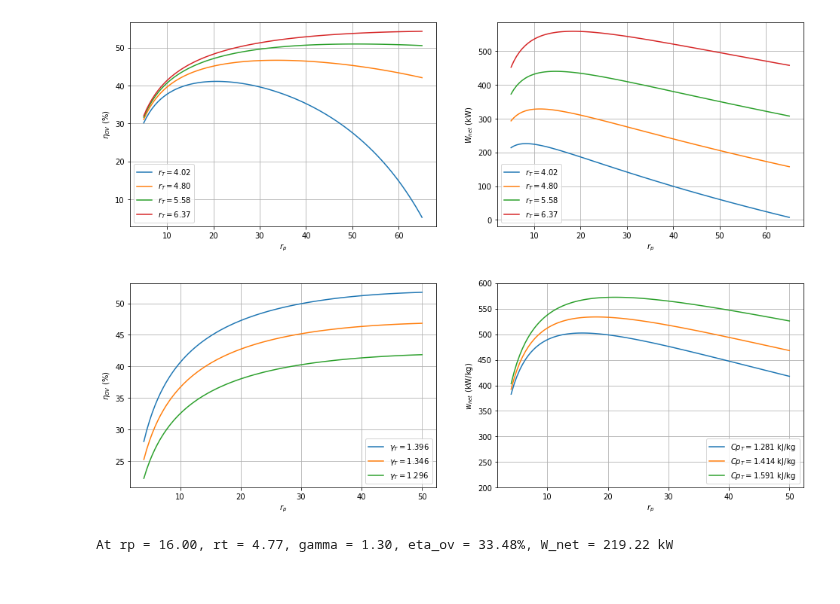
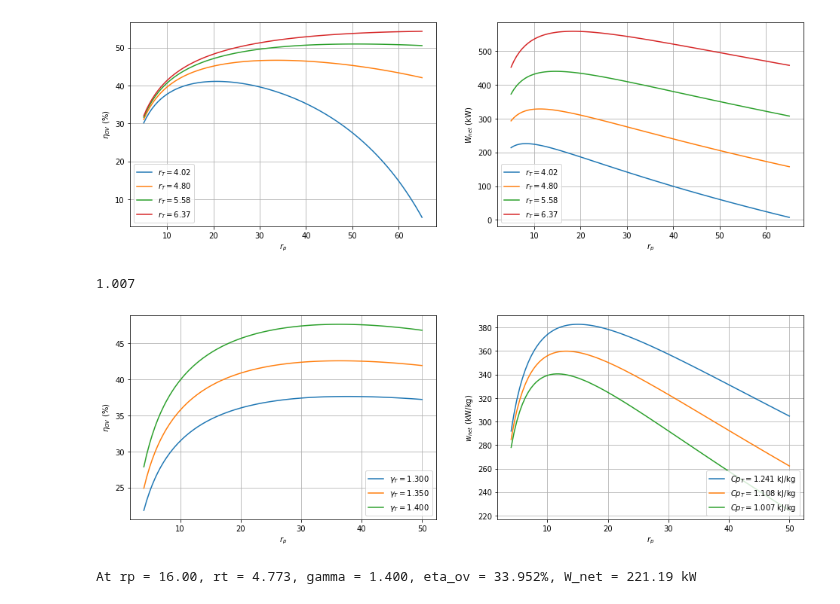
Before and after one commit to lpender3672/MEng-CW, a Jupyter notebook: IIA/3A5/graphs.ipynb, the cells around one changed output. Saved outputs shown, nothing was run; the diff lists cells and outputs as text; code cells hidden in the pictures.

```diff
--- a/IIA/3A5/graphs.ipynb
+++ b/IIA/3A5/graphs.ipynb
@@ -44,60 +44,58 @@ rps = np.linspace(4, 50, 100)
 fig, (ax1, ax2) = plt.subplots(1, 2, figsize=(16, 5))
 gci = 1.396
 gti = 1.296
-gms = np.linspace(gci, gti, 3, endpoint=True)
+gms = np.linspace(1.3, 1.4, 3, endpoint=True)
 gc = (gci-1) / gci
 gt = (gti-1) / gti
 
-r_Cp = 1281.0 / 1078.3
-Cpc = 1078.3
 rt = 1150 / T_0 + 1
 
-T_table = np.array([-100, 0, 100, 200, 300, 400, 500, 600, 700, 800]) + 273.15
-Cp_table = np.array([1.01, 1.01, 1.02, 1.03, 1.05, 1.07, 1.10, 1.12, 1.14, 1.16])
+## Source: https://www.engineeringtoolbox.com/air-specific-heat-capacity-d_705.html
+data = np.loadtxt('air_table.txt', skiprows=3)
+T_data = data[:, 0]
+Cp_data = data[:,9]
+G_data = data[:, -1]
 
-def lerp_CP(Temp):
-    if Temp < -100:
-        return 1.01
-    if Temp > 800:
-        return 1.16
-    i = 0
-    while Temp > T_table[i]:
-        i += 1
-    return Cp_table[i-1] + (Cp_table[i] - Cp_table[i-1]) * (Temp - T_table[i-1]) / (T_table[i] - T_table[i-1])
+def interp_fromT(T):
+    return np.interp(T, T_data, Cp_data), np.interp(T, T_data, G_data)
 
+def interp_fromG(G):
+    return np.interp(G, G_data[::-1], Cp_data[::-1]) # X needs to be in acending order for some reason
+
+Cpc = interp_fromG(1.4)
+print(Cpc)
 
 for g in gms:
-
     gt = (g-1) / g
 
-    if not np.isclose(g, gci):
-        r_Cp = gtprev / gt * r_Cp
+    CpT = interp_fromG(g)
+    r_Cp = CpT / Cpc
 
     novs = 100*(r_Cp * eta_T * rt *(1 - rps**-gt) - (rps**gc - 1)/eta_C)/(r_Cp * rt - 1 - (rps**gc - 1)/eta_C)
-    Wnet = Cpc * T_0 * ( r_Cp * eta_T * rt * (1 - rps**-gt) - (rps**gc - 1)/eta_C) / 1e3
+    Wnet = Cpc * T_0 * ( r_Cp * eta_T * rt * (1 - rps**-gt) - (rps**gc - 1)/eta_C)
 
     ax1.plot(rps, novs, label=f'$\gamma_T = {g:.3f}$')
-    ax2.plot(rps, Wnet, label=f'$Cp_T = {Cpc*r_Cp/1e3:.3f}$ kJ/kg')
+    ax2.plot(rps, Wnet, label=f'$Cp_T = {CpT:.3f}$ kJ/kg')
 
     gtprev = gt
 
 
 ax1.set_xlabel('$r_p$')
 ax1.set_ylabel('$\eta_{OV}$ (%)')
 ax1.legend()
 ax1.legend(loc='lower right')
 ax1.grid()
 
 ax2.set_xlabel('$r_p$')
 ax2.set_ylabel('$w_{net}$ (kW/kg)')
 ax2.legend(loc='lower right')
 ax2.grid()
-ax2.set_ylim(200,600)
 
 plt.savefig('pg_combustor_exit_gamma_variation.png', dpi = 300)
 plt.show()
 # %% [output]
+1.007
-[figure, old version]
+[figure, new version]
 # %%
 
 rt = (1150 + 273.15 ) / T_0
@@ -106,12 +104,15 @@ gti = 1.296
 gc = (gci-1) / gci
 gt = (gti-1) / gti
 
-r_Cp = 1281.0 / 1078.3
+CpT = interp_fromG(gti)
+CpC = interp_fromG(gci)
+
+r_Cp = CpT / CpC
 
 rp = 16
 novs = 100*(r_Cp * eta_T * rt *(1 - rp**-gt) - (rp**gc - 1)/eta_C)/(r_Cp * rt - 1 - (rp**gc - 1)/eta_C)
-Wnet = Cp * T_0 * (eta_T * rt * (1 - rp**-gt) - (rp**gc - 1)/eta_C)
+Wnet = CpC * T_0 * (r_Cp * eta_T * rt * (1 - rp**-gt) - (rp**gc - 1)/eta_C)
 
-print(f'At rp = {rp:.2f}, rt = {rt:.2f}, gamma = {g:.2f}, eta_ov = {novs:.2f}%, W_net = {Wnet:.2f} kW')
+print(f'At rp = {rp:.2f}, rt = {rt:.3f}, gamma = {g:.3f}, eta_ov = {novs:.3f}%, W_net = {Wnet:.2f} kW')
 # %% [output]
-At rp = 16.00, rt = 4.77, gamma = 1.30, eta_ov = 33.48%, W_net = 219.22 kW
+At rp = 16.00, rt = 4.773, gamma = 1.400, eta_ov = 33.952%, W_net = 221.19 kW
```
Also changed, not shown: 54 other files.
